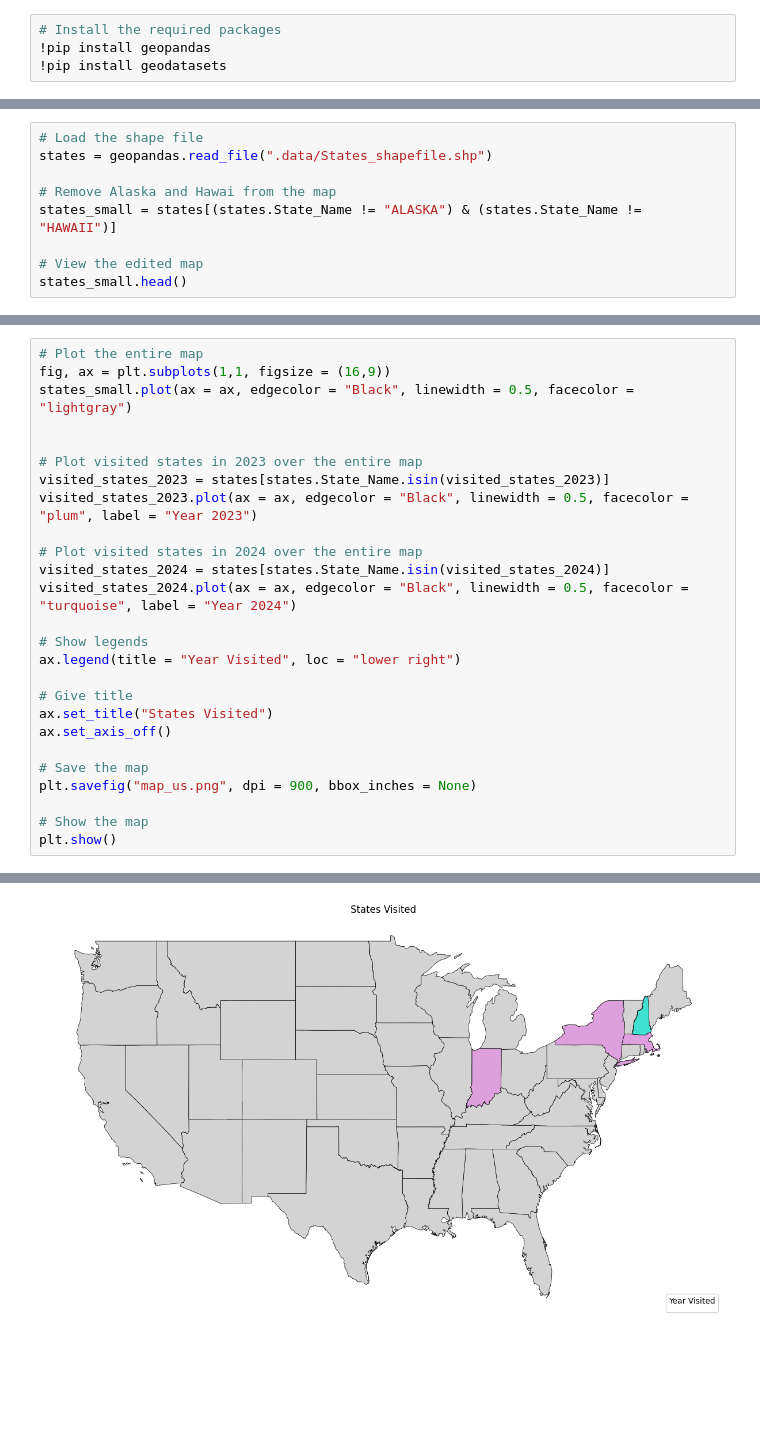
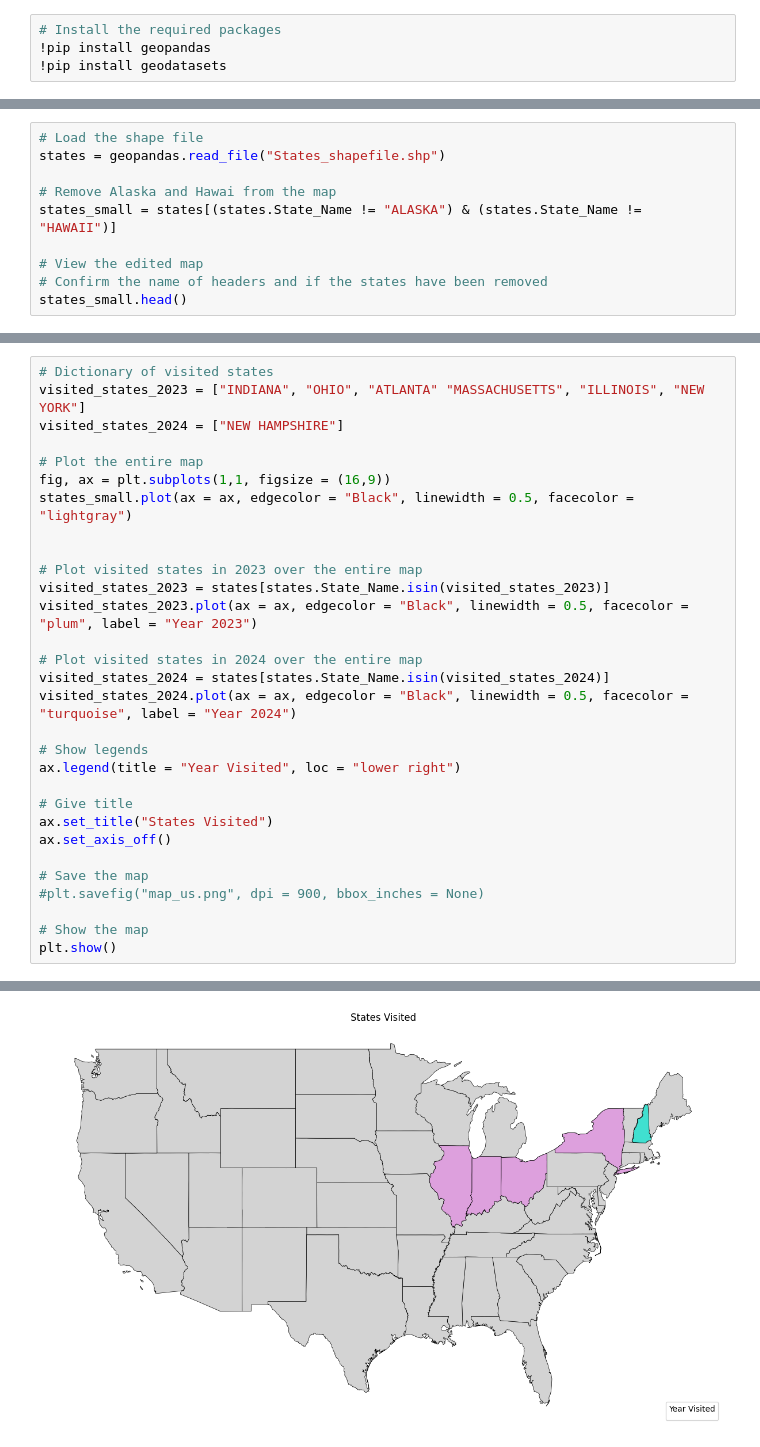
Before and after one commit to psam96/state_map, a Jupyter notebook: visited_states_us.ipynb, the cells around one changed output, grey strips where cells are left out. Cells and saved outputs as stored; diff of their text form; blank space fills up the shorter version.

```diff
--- a/visited_states_us.ipynb
+++ b/visited_states_us.ipynb
@@ -23,9 +20,10 @@ visited_states_2024 = ["NEW HAMPSHIRE"]
 # %%
 # Load the shape file
-states = geopandas.read_file(".data/States_shapefile.shp")
+states = geopandas.read_file("States_shapefile.shp")
 
 # Remove Alaska and Hawai from the map
 states_small = states[(states.State_Name != "ALASKA") & (states.State_Name != "HAWAII")]
 
 # View the edited map
+# Confirm the name of headers and if the states have been removed
 states_small.head()
@@ -32,31 +37,35 @@ states_small.head()
 # %%
+# Dictionary of visited states
+visited_states_2023 = ["INDIANA", "OHIO", "ATLANTA" "MASSACHUSETTS", "ILLINOIS", "NEW YORK"]
+visited_states_2024 = ["NEW HAMPSHIRE"]
+
 # Plot the entire map
 fig, ax = plt.subplots(1,1, figsize = (16,9))
 states_small.plot(ax = ax, edgecolor = "Black", linewidth = 0.5, facecolor = "lightgray")
 
 
 # Plot visited states in 2023 over the entire map
 visited_states_2023 = states[states.State_Name.isin(visited_states_2023)]
 visited_states_2023.plot(ax = ax, edgecolor = "Black", linewidth = 0.5, facecolor = "plum", label = "Year 2023")
 
 # Plot visited states in 2024 over the entire map
 visited_states_2024 = states[states.State_Name.isin(visited_states_2024)]
 visited_states_2024.plot(ax = ax, edgecolor = "Black", linewidth = 0.5, facecolor = "turquoise", label = "Year 2024")
 
 # Show legends
 ax.legend(title = "Year Visited", loc = "lower right")
 
 # Give title
 ax.set_title("States Visited")
 ax.set_axis_off()
 
 # Save the map
-plt.savefig("map_us.png", dpi = 900, bbox_inches = None)
+#plt.savefig("map_us.png", dpi = 900, bbox_inches = None)
 
 # Show the map
 plt.show()
 # %% [output]
 See: https://matplotlib.org/stable/tutorials/intermediate/legend_guide.html#implementing-a-custom-legend-handler
   ax.legend(title = "Year Visited", loc = "lower right")
 WARNING:matplotlib.legend:No artists with labels found to put in legend.  Note that artists whose label start with an underscore are ignored when legend() is called with no argument.
-[figure, old version]
+[figure, new version]
```
Also changed, not shown: parts of 6 cells of this notebook.
